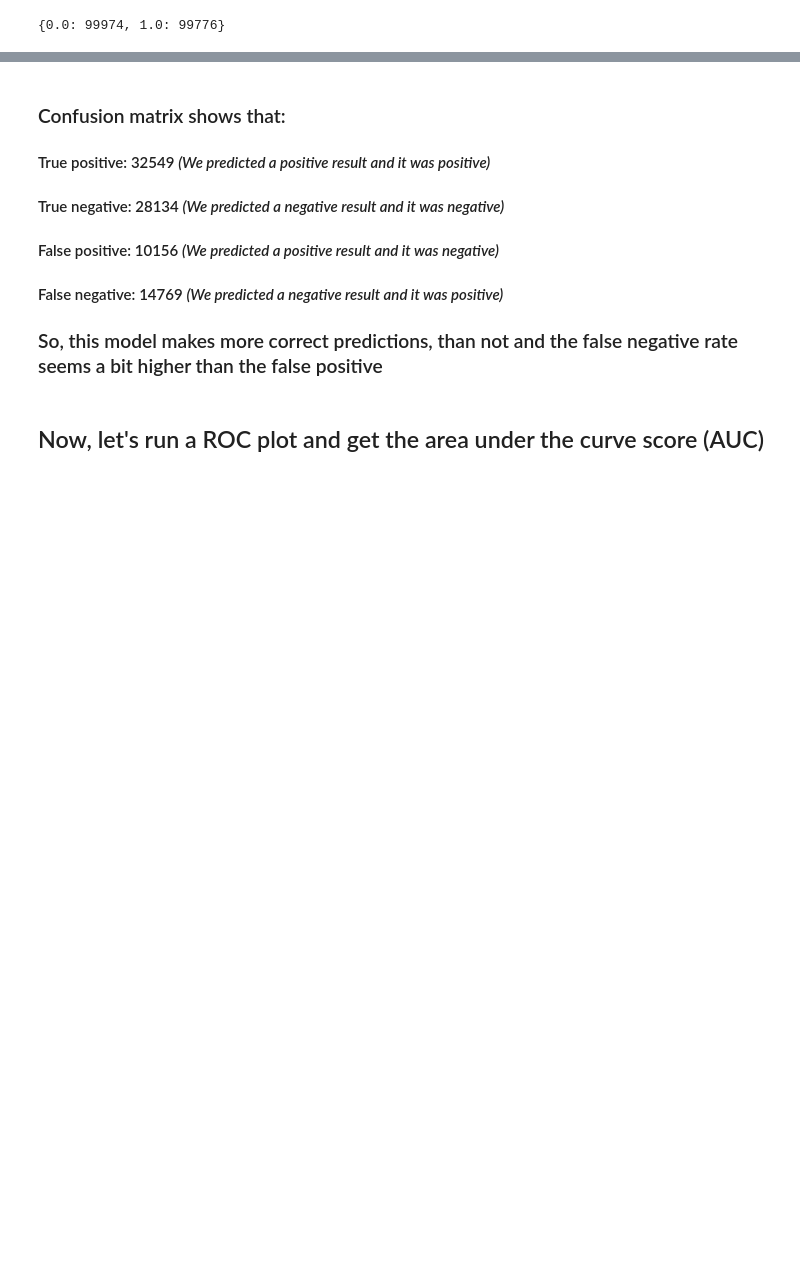
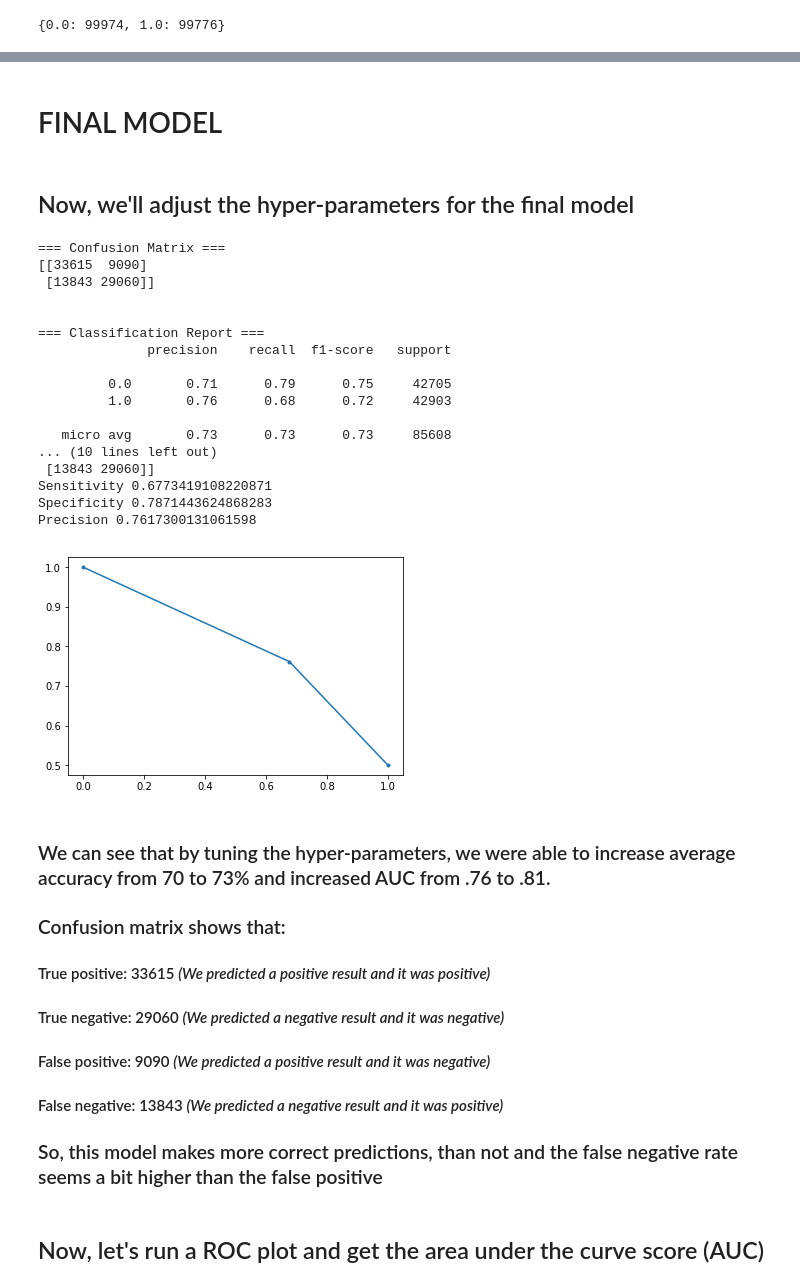
Before and after one commit to NBrisbon/CDC_Behavioral_RiskFactors, a Jupyter notebook: Final_Model_Random_Forest_Classifier.ipynb, the cells around one changed output, grey strips where cells are left out. Cells and saved outputs as stored; diff of their text form; code cells hidden in the pictures; blank space fills up the shorter version.

```diff
--- a/Final_Model_Random_Forest_Classifier.ipynb
+++ b/Final_Model_Random_Forest_Classifier.ipynb
@@ -193,0 +376,4 @@ Precision 0.7347610342125881
+# %% [markdown]
+# FINAL MODEL
+# %% [markdown]
+## Now, we'll adjust the hyper-parameters for the final model
@@ -194,9 +389,69 @@ Precision 0.7347610342125881
+# %%
+# ---CHECK ACCURACY---
+
+from sklearn.model_selection import cross_val_score
+from sklearn.metrics import classification_report, confusion_matrix
+
+print("=== Confusion Matrix ===")
+print(confusion_matrix(y_test_final, y_pred_final))
+print('\n')
+print("=== Classification Report ===")
+print(classification_report(y_test_final, y_pred_final))
+print('\n')
+from sklearn import metrics
+
+# Model Accuracy, how often is the classifier correct?
+print("Accuracy:",metrics.accuracy_score(y_test_final, y_pred_final))
+print("F1_score:",metrics.f1_score(y_test_final, y_pred_final))
+print("Recall_score:",metrics.recall_score(y_test_final, y_pred_final))
+print("AUC score:",metrics.roc_auc_score(y_test_final, probs_final))
+precision, recall, thresholds = metrics.precision_recall_curve(y_test_final, y_pred_final)
+import matplotlib.pyplot as plt
+%matplotlib inline
+
+plt.plot(recall, precision, marker='.')
+from sklearn.metrics import confusion_matrix
+confusion = confusion_matrix(y_test_final, y_pred_final)
+print(confusion)
+
+# True Positives
+TP = confusion[1, 1]
+# True Negatives
+TN = confusion[0, 0]
+# False Positives
+FP = confusion[0, 1]
+# False Negatives
+FN = confusion[1, 0]
+print("Sensitivity",TP / float(TP + FN))
+print("Specificity",TN / float(TN + FP))
+print("Precision",TP / float(TP + FP))
+# %% [output]
+=== Confusion Matrix ===
+[[33615  9090]
+ [13843 29060]]
+
+
+=== Classification Report ===
+              precision    recall  f1-score   support
+
+         0.0       0.71      0.79      0.75     42705
+         1.0       0.76      0.68      0.72     42903
+
+   micro avg       0.73      0.73      0.73     85608
+... (10 lines left out)
+ [13843 29060]]
+Sensitivity 0.6773419108220871
+Specificity 0.7871443624868283
+Precision 0.7617300131061598
+[figure, added]
 # %% [markdown]
+### We can see that by tuning the hyper-parameters, we were able to increase average accuracy from 70 to 73% and increased AUC from .76 to .81.
+
 ### Confusion matrix shows that:
-#### True positive:    32549     _(We predicted a positive result and it was positive)_
-#### True negative:    28134     _(We predicted a negative result and it was negative)_
-#### False positive:   10156      _(We predicted a positive result and it was negative)_
-#### False negative:   14769     _(We predicted a negative result and it was positive)_
+#### True positive:    33615     _(We predicted a positive result and it was positive)_
+#### True negative:    29060     _(We predicted a negative result and it was negative)_
+#### False positive:   9090      _(We predicted a positive result and it was negative)_
+#### False negative:   13843     _(We predicted a negative result and it was positive)_
 
 ### So, this model makes more correct predictions, than not and the false negative rate seems a bit higher than the false positive
 # %% [markdown]
```
Also changed, not shown: parts of 32 cells of this notebook, 1 other file.
